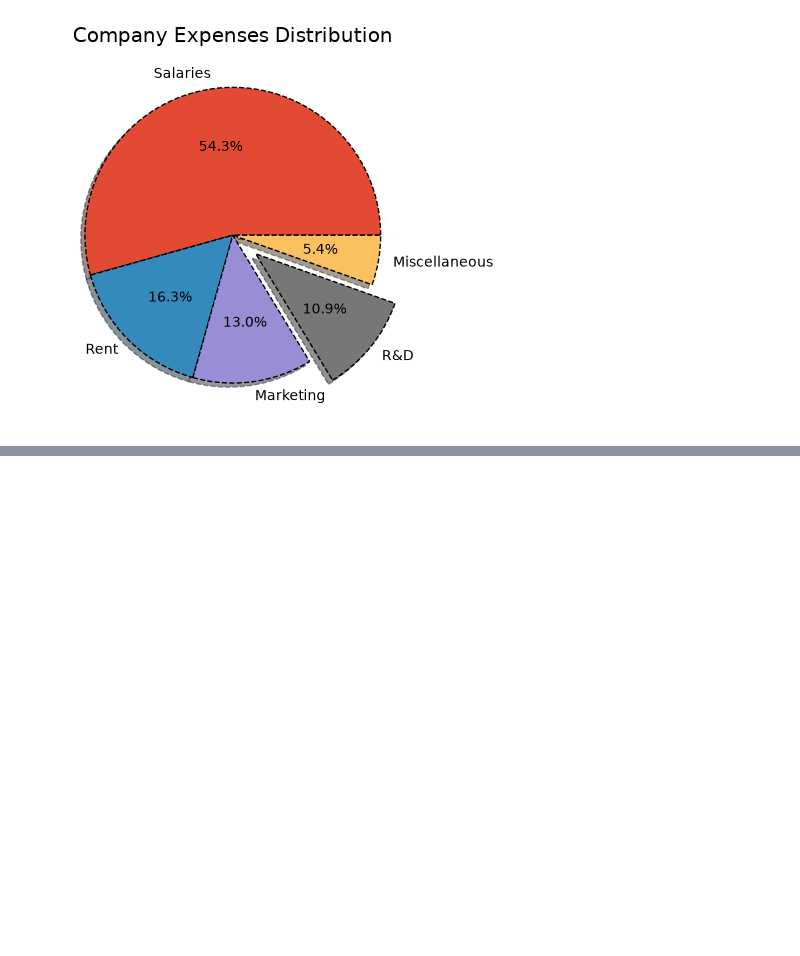
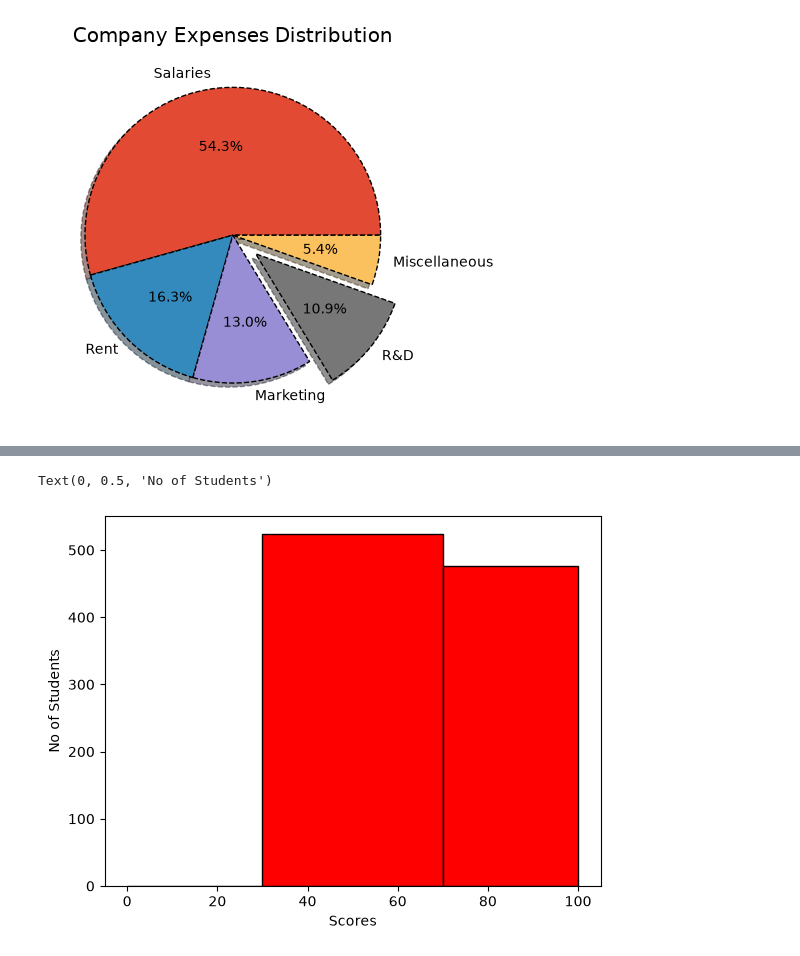
Before and after one commit to hacker-x184/python-Library, a Jupyter notebook: matplotlib/matplot.ipynb, the cells around one changed output, grey strips where cells are left out. Saved outputs shown, nothing was run; the diff lists cells and outputs as text; code cells hidden in the pictures; blank space fills up the shorter version.

```diff
--- a/matplotlib/matplot.ipynb
+++ b/matplotlib/matplot.ipynb
@@ -255,0 +305,12 @@ plt.show()
+# %%
+#Histogram
+import numpy as np
+np.random.seed(0)
+nor = np.random.normal(70,10,1000)
+bin=[0,30,70,100]
+plt.hist(nor,color="red",edgecolor="black",bins=bin)
+plt.xlabel("Scores")
+plt.ylabel("No of Students")
+# %% [output]
+Text(0, 0.5, 'No of Students')
+[figure, added]
```
Also changed, not shown: parts of 12 cells of this notebook.
